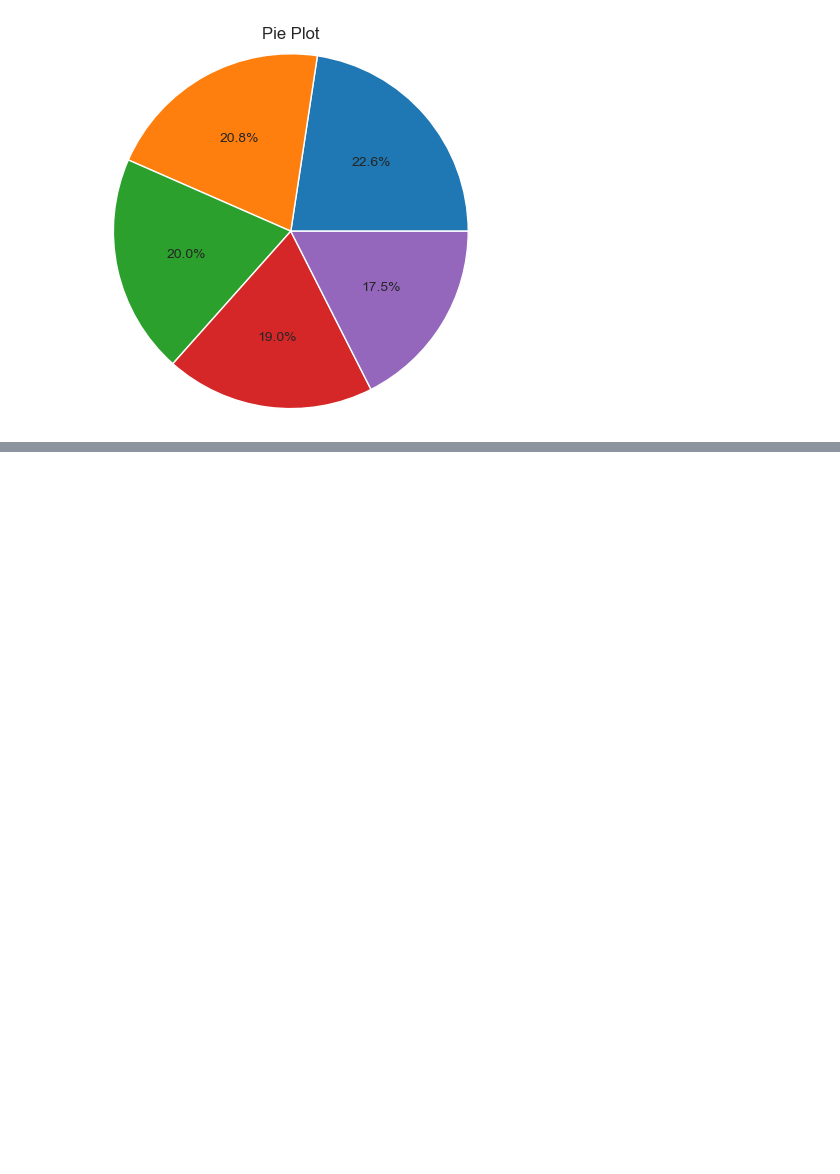
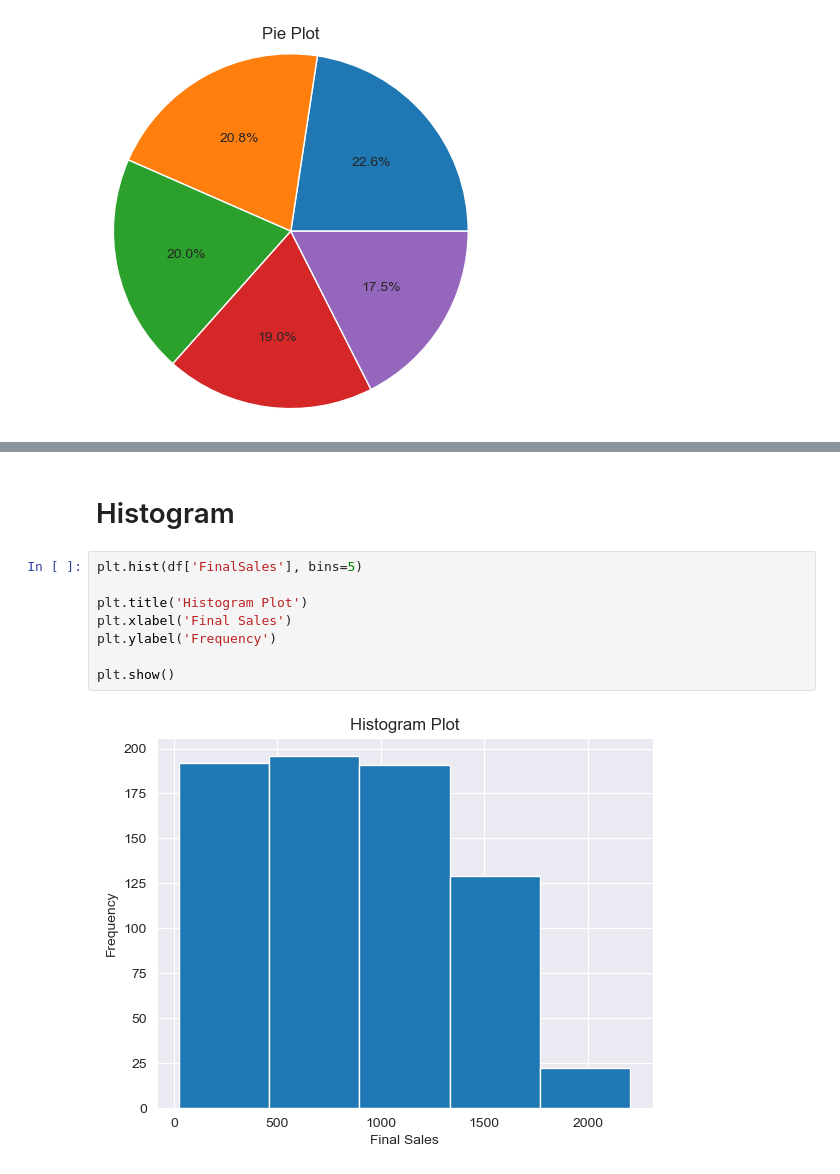
Before and after one commit to Abdullah-Hamad-Almousa/ArrayTesting, a Jupyter notebook: notes/Visualization.ipynb, the cells around one changed output, grey strips where cells are left out. Drawn from its saved outputs; the diff is of its cells as text; blank space fills up the shorter version.

```diff
--- a/notes/Visualization.ipynb
+++ b/notes/Visualization.ipynb
@@ -191,0 +218,12 @@ plt.show()
+# %% [markdown]
+# Histogram
+# %%
+plt.hist(df['FinalSales'], bins=5)
+
+plt.title('Histogram Plot')
+plt.xlabel('Final Sales')
+plt.ylabel('Frequency')
+
+plt.show()
+# %% [output]
+[figure, added]
```
Also changed, not shown: parts of 39 cells of this notebook.
